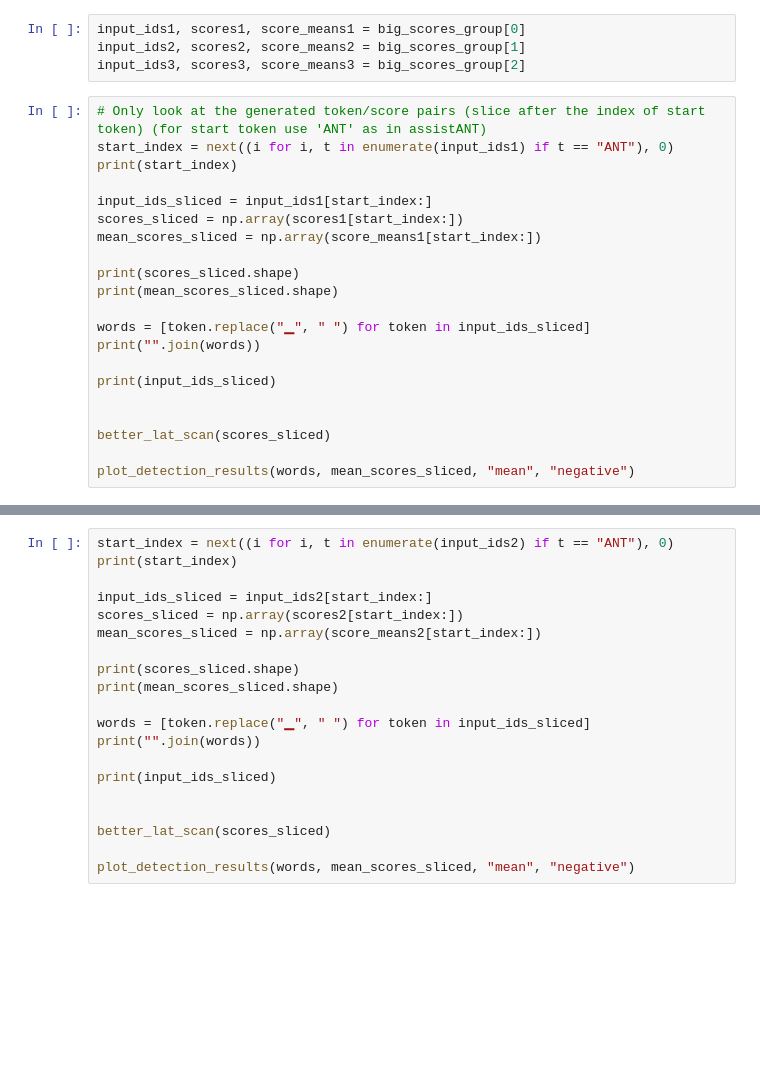
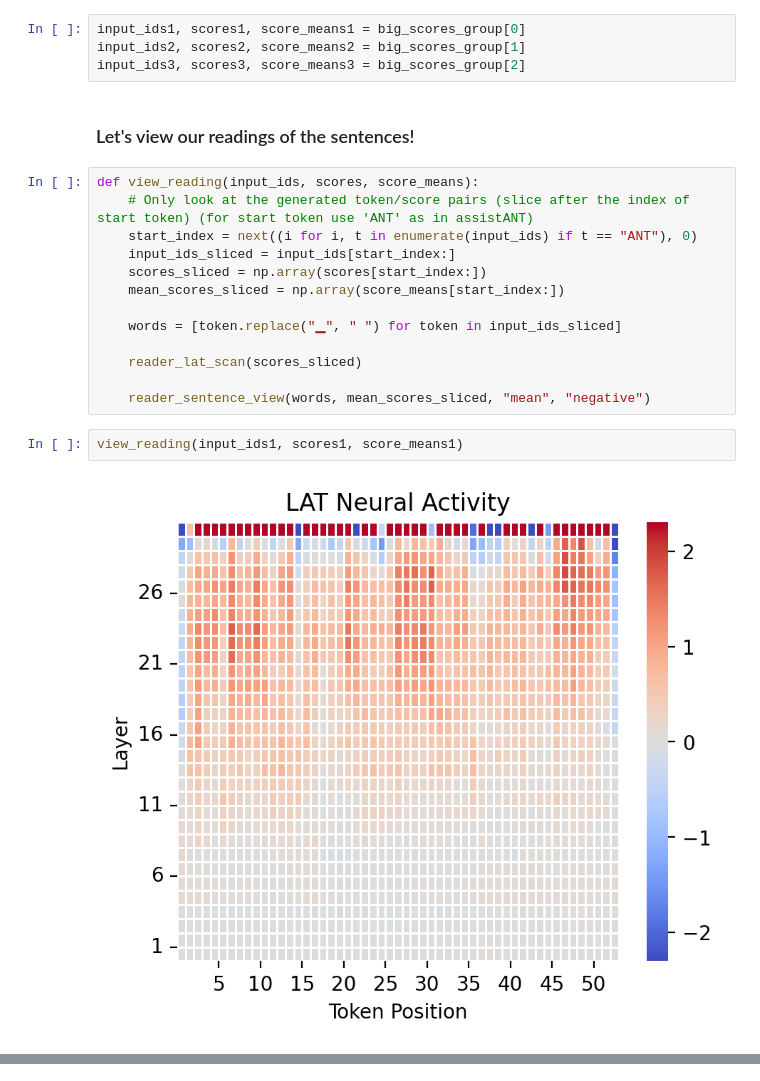
Before and after one commit to danielmccannsayles/representation-jabberwocky, a Jupyter notebook: notebooks/honesty4.ipynb, the cells around one changed output, grey strips where cells are left out. Cells and saved outputs as stored; diff of their text form; blank space fills up the shorter version.

Commit message:
Moved the H_tests into the reading pipeline. Also cleaned up a bunch of old coe

```diff
--- a/notebooks/honesty4.ipynb
+++ b/notebooks/honesty4.ipynb
@@ -170,24 +137,22 @@ rep_reader=rep_reader, rep_token=rep_token)
 input_ids1, scores1, score_means1 = big_scores_group[0]
 input_ids2, scores2, score_means2 = big_scores_group[1]
 input_ids3, scores3, score_means3 = big_scores_group[2]
+# %% [markdown]
+### Let's view our readings of the sentences!
+# %%
+def view_reading(input_ids, scores, score_means):
+    # Only look at the generated token/score pairs (slice after the index of start token) (for start token use 'ANT' as in assistANT)
+    start_index = next((i for i, t in enumerate(input_ids) if t == "ANT"), 0)
+    input_ids_sliced = input_ids[start_index:]
+    scores_sliced = np.array(scores[start_index:])
+    mean_scores_sliced = np.array(score_means[start_index:])
+
+    words = [token.replace("▁", " ") for token in input_ids_sliced]
+
+    reader_lat_scan(scores_sliced)
+
+    reader_sentence_view(words, mean_scores_sliced, "mean", "negative")
 # %%
-# Only look at the generated token/score pairs (slice after the index of start token) (for start token use 'ANT' as in assistANT)
-start_index = next((i for i, t in enumerate(input_ids1) if t == "ANT"), 0)
-print(start_index)
-
-input_ids_sliced = input_ids1[start_index:]
-scores_sliced = np.array(scores1[start_index:])
-mean_scores_sliced = np.array(score_means1[start_index:])
-
-print(scores_sliced.shape)
-print(mean_scores_sliced.shape)
-
-words = [token.replace("▁", " ") for token in input_ids_sliced]
-print("".join(words))
-
-print(input_ids_sliced)
-
-
-better_lat_scan(scores_sliced)
-
-plot_detection_results(words, mean_scores_sliced, "mean", "negative")
+view_reading(input_ids1, scores1, score_means1)
+# %% [output]
+[figure, added]
@@ -194,20 +159,0 @@ plot_detection_results(words, mean_scores_sliced, "mean", "negative")
-# %%
-start_index = next((i for i, t in enumerate(input_ids2) if t == "ANT"), 0)
-print(start_index)
-
-input_ids_sliced = input_ids2[start_index:]
-scores_sliced = np.array(scores2[start_index:])
-mean_scores_sliced = np.array(score_means2[start_index:])
-
-print(scores_sliced.shape)
-print(mean_scores_sliced.shape)
-
-words = [token.replace("▁", " ") for token in input_ids_sliced]
-print("".join(words))
-
-print(input_ids_sliced)
-
-
-better_lat_scan(scores_sliced)
-
-plot_detection_results(words, mean_scores_sliced, "mean", "negative")
```
Also changed, not shown: parts of 13 cells of this notebook, 2 other files.
